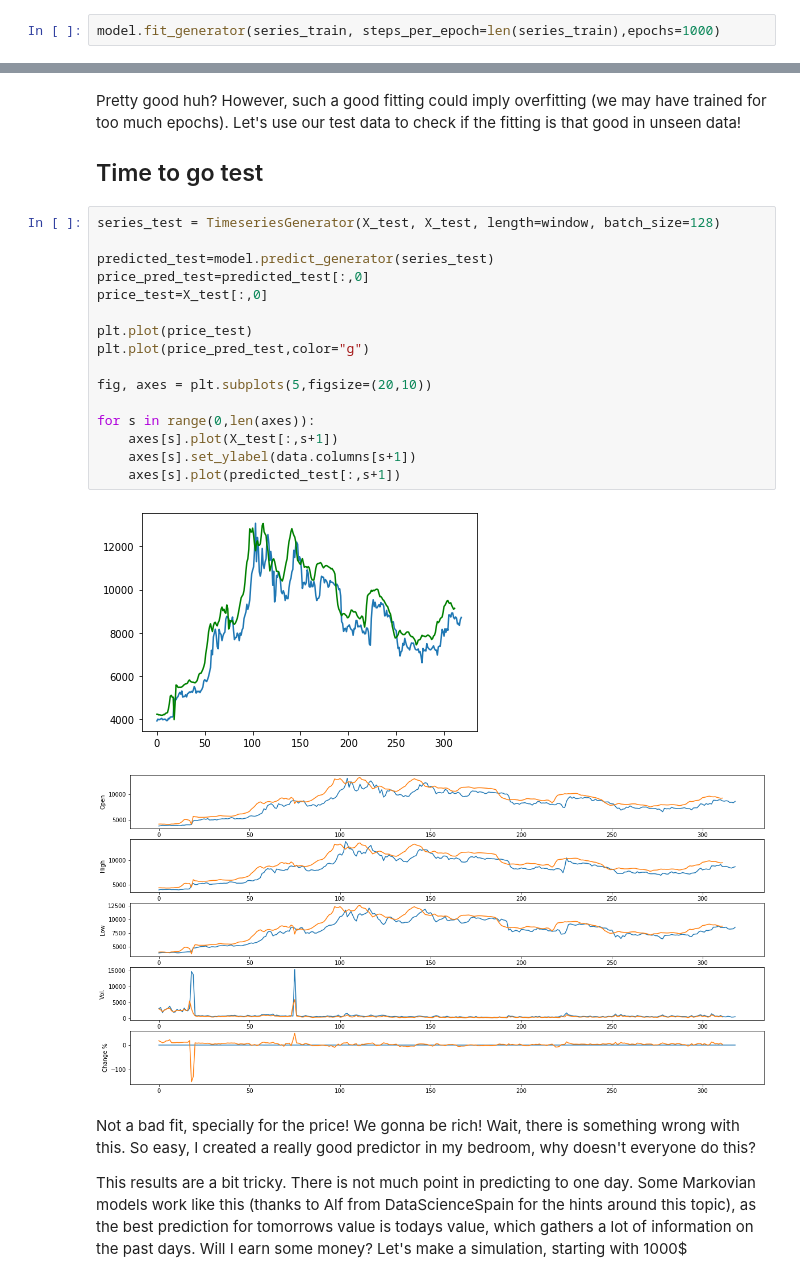
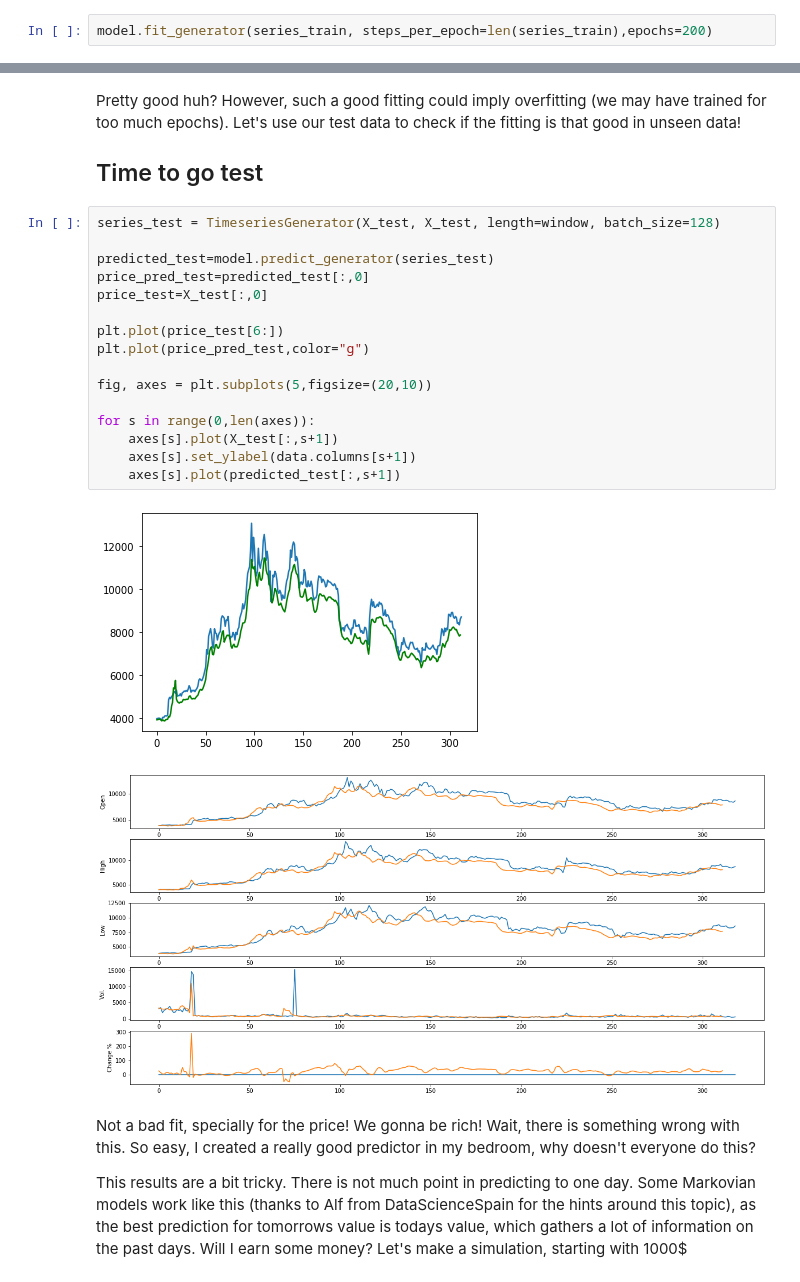
Before and after one commit to AlejandroBaron/bitcoin-prediction-trial, a Jupyter notebook: bitcoin pred.ipynb, the cells around one changed output, grey strips where cells are left out. Cells and saved outputs as stored; diff of their text form.

```diff
--- a/bitcoin pred.ipynb
+++ b/bitcoin pred.ipynb
@@ -109,5 +109,5 @@ model.compile(optimizer='adam', loss='mean_absolute_error')
 # %% [markdown]
 It's important to use fit_generator instead of fit when using generators.
 # %%
-model.fit_generator(series_train, steps_per_epoch=len(series_train),epochs=1000)
+model.fit_generator(series_train, steps_per_epoch=len(series_train),epochs=200)
 # %% [output]
@@ -153,22 +153,22 @@ Pretty good huh? However, such a good fitting could imply overfitting (we may ha
 # %%
 series_test = TimeseriesGenerator(X_test, X_test, length=window, batch_size=128)
 
 predicted_test=model.predict_generator(series_test)
 price_pred_test=predicted_test[:,0]
 price_test=X_test[:,0]
 
-plt.plot(price_test)
+plt.plot(price_test[6:])
 plt.plot(price_pred_test,color="g")
 
 fig, axes = plt.subplots(5,figsize=(20,10))
 
 for s in range(0,len(axes)):
     axes[s].plot(X_test[:,s+1])
     axes[s].set_ylabel(data.columns[s+1])
     axes[s].plot(predicted_test[:,s+1])
 # %% [output]
-[figure, old version]
+[figure, new version]
-[figure, old version]
+[figure, new version]
 # %% [markdown]
 Not a bad fit, specially for the price! We gonna be rich! Wait, there is something wrong with this. So easy, I created a really good predictor in my bedroom, why doesn't everyone do this?
 
```
Also changed, not shown: parts of 6 cells of this notebook.
